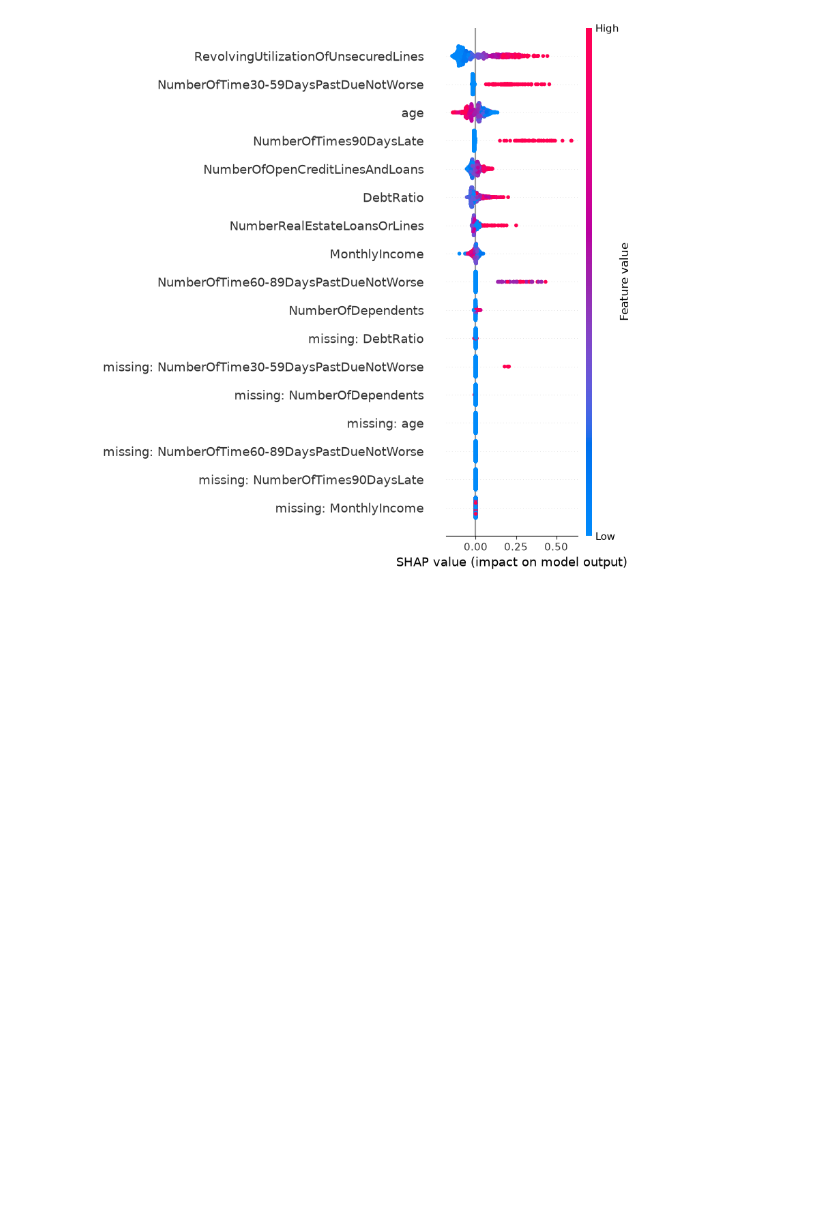
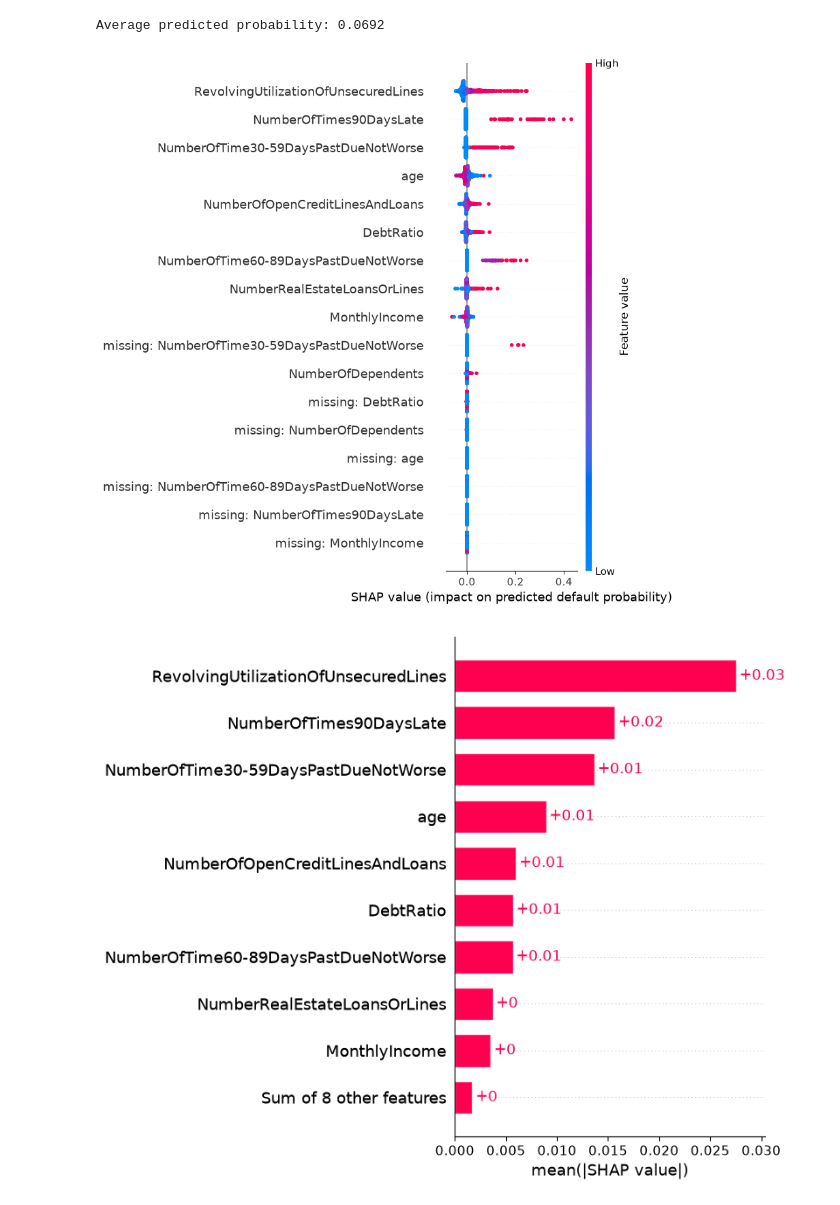
Before and after one commit to Aliza-Shahid/loan-default-predictor, a Jupyter notebook: notebooks/03_explainability.ipynb, the cells around one changed output. Saved outputs shown, nothing was run; the diff lists cells and outputs as text; code cells hidden in the pictures; blank space fills up the shorter version.

Commit message:
Retrain calibrated model, add SHAP explanations and Streamlit app

```diff
--- a/notebooks/03_explainability.ipynb
+++ b/notebooks/03_explainability.ipynb
@@ -2,37 +2,57 @@
 import sys
 sys.path.append("..")
 
+import warnings
+warnings.filterwarnings("ignore", category=FutureWarning)
+
 import joblib
+import numpy as np
+import pandas as pd
 import shap
-import pandas as pd
 import matplotlib.pyplot as plt
 
 from src.preprocessing import load_data, clean_data, split_data
 
 data = clean_data(load_data())
 X_train, X_test, y_train, y_test = split_data(data)
 
 model = joblib.load("../models/loan_default_model.joblib")
 prep = model.named_steps["prep"]
 clf = model.named_steps["model"]
 
+# Safety check: this must be the UNWEIGHTED (calibrated) model
+assert clf.class_weight is None, "Old class-weighted model loaded. Rerun the retrain cells in 02_modeling."
+
 # Transform the test data and give columns readable names
 X_test_t = prep.transform(X_test)
 names = [n.replace("num__", "").replace("missingindicator_", "missing: ")
          for n in prep.get_feature_names_out()]
 X_sample = pd.DataFrame(X_test_t, columns=names).sample(1000, random_state=42)
+
+# Sanity check: average predicted probability should be close to the real default rate (~6.7%)
+print("Average predicted probability:", round(float(clf.predict_proba(X_sample.values)[:, 1].mean()), 4))
 
 # Explain the default PROBABILITY, passing plain arrays to avoid feature-name warnings
 def predict_default_proba(X):
     return clf.predict_proba(X)[:, 1]
 
 background = shap.sample(X_sample, 100, random_state=42)
 explainer = shap.Explainer(predict_default_proba, background.values, feature_names=names)
 sv = explainer(X_sample.values)
 
+# 1) Beeswarm: direction and size of each feature's effect
 shap.summary_plot(sv, X_sample, show=False)
+plt.xlabel("SHAP value (impact on predicted default probability)")
 plt.tight_layout()
 plt.savefig("../reports/shap_summary.png", dpi=150, bbox_inches="tight")
 plt.show()
+
+# 2) Bar chart: average importance of each feature
+shap.plots.bar(sv, max_display=10, show=False)
+plt.tight_layout()
+plt.savefig("../reports/shap_importance.png", dpi=150, bbox_inches="tight")
+plt.show()
 # %% [output]
+Average predicted probability: 0.0692
-[figure, old version]
+[figure, new version]
+[figure, added]
```
Also changed, not shown: 7 other files.
